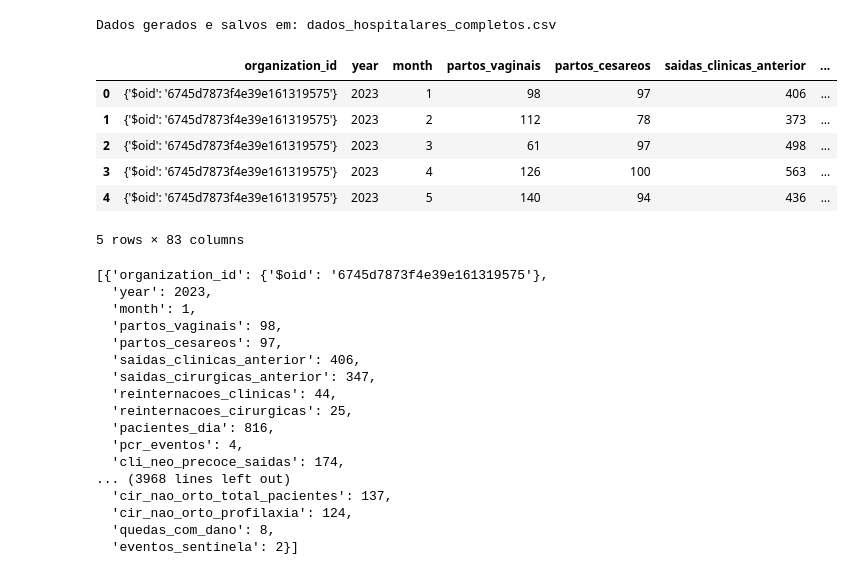
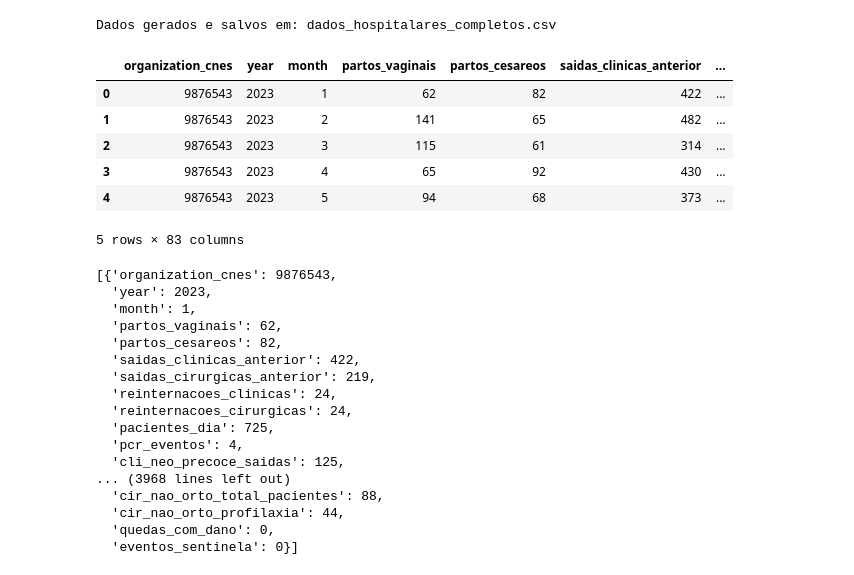
Before and after one commit to hsc-rodrigovieira/satA-pyscripts, a Jupyter notebook: dados_teste.ipynb, the cells around one changed output. Saved outputs shown, nothing was run; the diff lists cells and outputs as text; code cells hidden in the pictures.

```diff
--- a/dados_teste.ipynb
+++ b/dados_teste.ipynb
@@ -7,7 +7,8 @@ def gerar_dados_hospitalares():
     anos = [2023,2024]
     # meses = ["Jan", "Fev", "Mar", "Abr", "Maio", "Jun", "Jul", "Ago", "Set", "Out", "Nov", "Dez"]
     meses = list(range(1,13))
-    hospitais = [{"$oid":"6745d7873f4e39e161319575"}, {"$oid":"6745d7d93f4e39e161319576"}]
+    #hospitais = [{"$oid":"6745d7873f4e39e161319575"}, {"$oid":"6745d7d93f4e39e161319576"}]
+    hospitais = [9876543, 1234567]
     faixas_etarias = ["neo_precoce", "neo_tardio", "pedi", "ad", "idoso"]
     faixas_etarias2 = ["neo", "pedi", "ad"]
     tipos_internacao = ["cli", "cir"]
@@ -99,7 +100,7 @@ def gerar_dados_hospitalares():
 
                 # Consolidar os dados
                 dados.append({
-                    "organization_id": hospital,
+                    "organization_cnes": hospital,
                     "year": ano,
                     "month": mes,
                     "partos_vaginais": partos_vaginais,
@@ -112,58 +113,58 @@ def gerar_dados_hospitalares():
                     "pcr_eventos": pcr_eventos,
                     **dados_estratificados,
                     "total_pacientes_emergencia": total_pacientes_emergencia,
                     "total_tempo_permanencia_emergencia_hr": total_tempo_permanencia_emergencia_hr,
                     "pacientes_emergencia_nivel2": pacientes_emergencia_nivel2,
                     "pacientes_emergencia_nivel3": pacientes_emergencia_nivel3,
                     "tempo_total_emergencia_nivel2_min": tempo_total_emergencia_nivel2_min,
                     "tempo_total_emergencia_nivel3_min": tempo_total_emergencia_nivel3_min,
                     "total_cirurgias_limpas": total_cirurgias_limpas,
                     "cirurgias_com_antibiotico": cirurgias_com_antibiotico,
                     "total_cirurgias_limpas_anterior": total_cirurgias_limpas_mes_anterior,
                     "total_infeccoes": total_infeccoes,
                     **dados_infeccao,
                     **dados_itu,
                     **dados_tev,
                     "quedas_com_dano": quedas_com_dano,
                     "eventos_sentinela": eventos_sentinela
                 })
 
     return pd.DataFrame(dados)
 
 # Gerar os dados e salvar em CSV
 dados_completos = gerar_dados_hospitalares()
 caminho_arquivo = "dados_hospitalares_completos.csv"
 dados_completos.to_csv(caminho_arquivo, index=False)
 
 print(f"Dados gerados e salvos em: {caminho_arquivo}")
 dados_completos.head()
 # %% [output]
 Dados gerados e salvos em: dados_hospitalares_completos.csv
-|  | organization_id | year | month | partos_vaginais | partos_cesareos | saidas_clinicas_anterior | ... |
-| 0 | {'$oid': '6745d7873f4e39e161319575'} | 2023 | 1 | 98 | 97 | 406 | ... |
-| 1 | {'$oid': '6745d7873f4e39e161319575'} | 2023 | 2 | 112 | 78 | 373 | ... |
-| 2 | {'$oid': '6745d7873f4e39e161319575'} | 2023 | 3 | 61 | 97 | 498 | ... |
-| 3 | {'$oid': '6745d7873f4e39e161319575'} | 2023 | 4 | 126 | 100 | 563 | ... |
-| 4 | {'$oid': '6745d7873f4e39e161319575'} | 2023 | 5 | 140 | 94 | 436 | ... |
+|  | organization_cnes | year | month | partos_vaginais | partos_cesareos | saidas_clinicas_anterior | ... |
+| 0 | 9876543 | 2023 | 1 | 62 | 82 | 422 | ... |
+| 1 | 9876543 | 2023 | 2 | 141 | 65 | 482 | ... |
+| 2 | 9876543 | 2023 | 3 | 115 | 61 | 314 | ... |
+| 3 | 9876543 | 2023 | 4 | 65 | 92 | 430 | ... |
+| 4 | 9876543 | 2023 | 5 | 94 | 68 | 373 | ... |
 5 rows × 83 columns
 # %%
 import json
 json.loads(dados_completos.to_json(orient='records'))
 # %% [output]
-[{'organization_id': {'$oid': '6745d7873f4e39e161319575'},
+[{'organization_cnes': 9876543,
   'year': 2023,
   'month': 1,
-  'partos_vaginais': 98,
-  'partos_cesareos': 97,
-  'saidas_clinicas_anterior': 406,
-  'saidas_cirurgicas_anterior': 347,
-  'reinternacoes_clinicas': 44,
-  'reinternacoes_cirurgicas': 25,
-  'pacientes_dia': 816,
+  'partos_vaginais': 62,
+  'partos_cesareos': 82,
+  'saidas_clinicas_anterior': 422,
+  'saidas_cirurgicas_anterior': 219,
+  'reinternacoes_clinicas': 24,
+  'reinternacoes_cirurgicas': 24,
+  'pacientes_dia': 725,
   'pcr_eventos': 4,
-  'cli_neo_precoce_saidas': 174,
+  'cli_neo_precoce_saidas': 125,
 ... (3968 lines left out)
-  'cir_nao_orto_total_pacientes': 137,
-  'cir_nao_orto_profilaxia': 124,
-  'quedas_com_dano': 8,
-  'eventos_sentinela': 2}]
+  'cir_nao_orto_total_pacientes': 88,
+  'cir_nao_orto_profilaxia': 44,
+  'quedas_com_dano': 0,
+  'eventos_sentinela': 0}]
```
Also changed, not shown: 4 other files.
